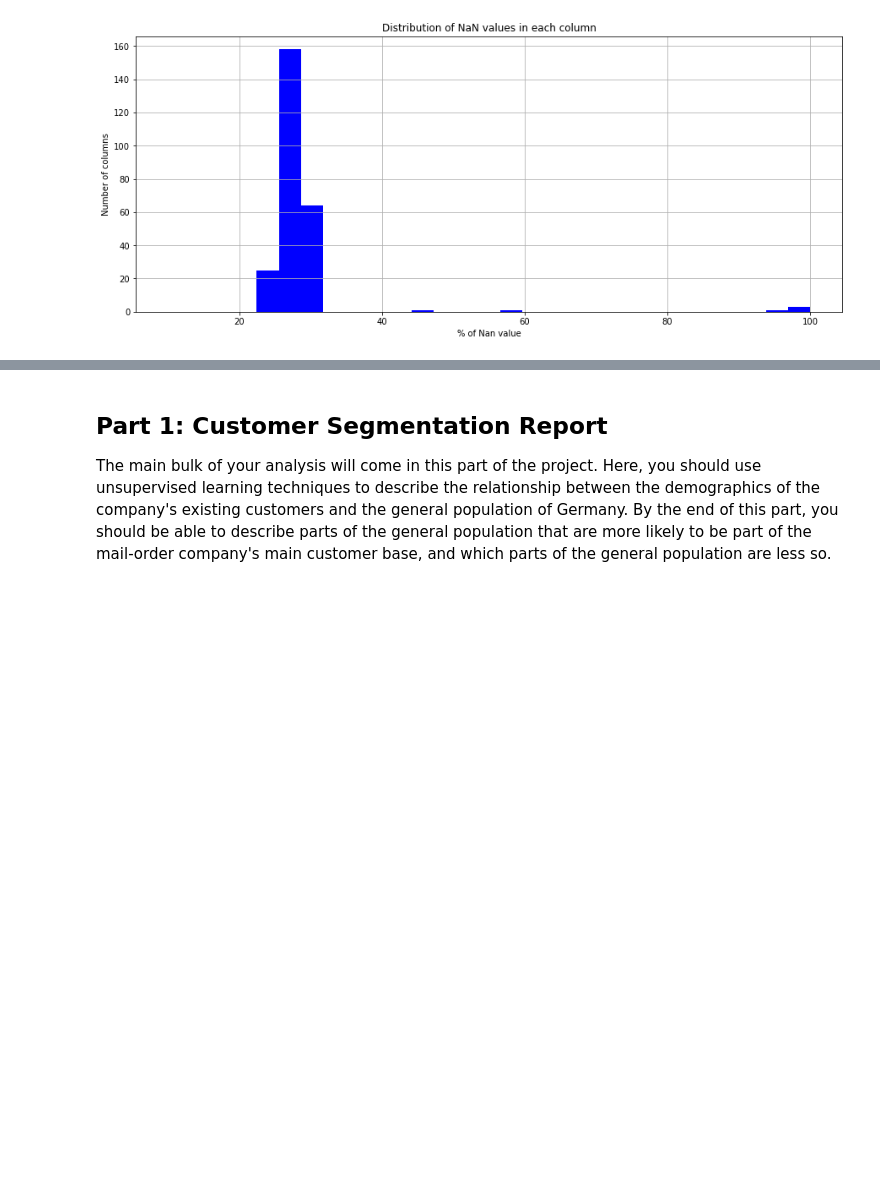
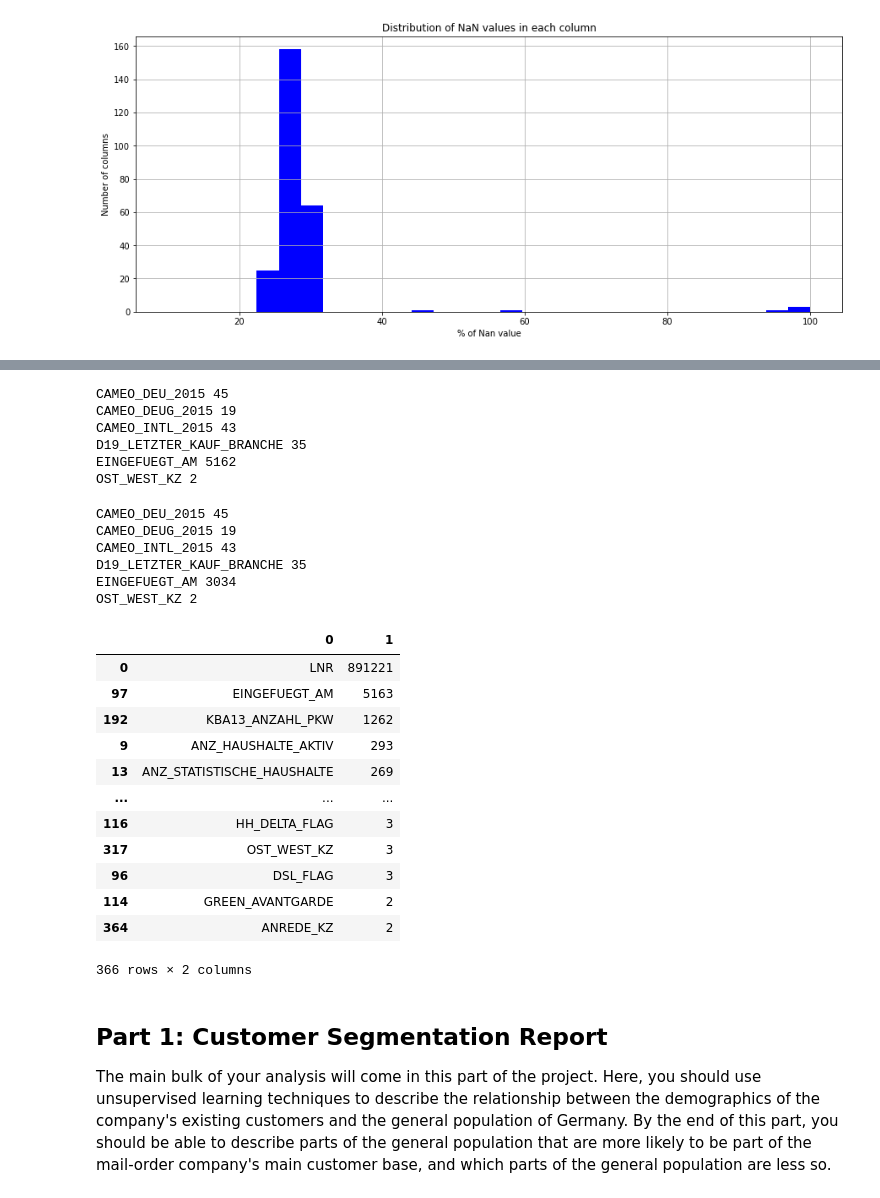
Before and after one commit to olghab/dataScienceCapstoneProject, a Jupyter notebook: Arvato Project Workbook.ipynb, the cells around one changed output, grey strips where cells are left out. Saved outputs shown, nothing was run; the diff lists cells and outputs as text; code cells hidden in the pictures; blank space fills up the shorter version.

```diff
--- a/Arvato Project Workbook.ipynb
+++ b/Arvato Project Workbook.ipynb
@@ -236,0 +345,30 @@ print(different_cols)
+# %%
+for col in categorical_var_azdias.columns:
+    print(col, len(categorical_var_azdias[col].value_counts()))
+# %% [output]
+CAMEO_DEU_2015 45
+CAMEO_DEUG_2015 19
+CAMEO_INTL_2015 43
+D19_LETZTER_KAUF_BRANCHE 35
+EINGEFUEGT_AM 5162
+OST_WEST_KZ 2
+# %%
+for col in categorical_var_customers.columns:
+    print(col, len(categorical_var_customers[col].value_counts()))
+# %% [output]
+CAMEO_DEU_2015 45
+CAMEO_DEUG_2015 19
+CAMEO_INTL_2015 43
+D19_LETZTER_KAUF_BRANCHE 35
+EINGEFUEGT_AM 3034
+OST_WEST_KZ 2
+# %%
+for col in categorical_var_azdias.columns:
+    print(categorical_var_azdias[col].unique())
+## potential issues:
+# values: X in CAMEO_DEU_2015,CAMEO_DEUG_2015
+# values: XX in CAMEO_INTL_2015
+
+# convert X, and XX, to nan values
+azdias['CAMEO_DEU_2015'].replace('X', np.NaN, inplace=True)
+customers['CAMEO_DEU_2015'].replace('X', np.NaN, inplace=True)
@@ -236,0 +382,23 @@ print(different_cols)
+# %%
+# in 'OST_WEST_KZ' replace O with 0 and W with 1
+azdias['OST_WEST_KZ'].replace('O', 0, inplace=True)
+azdias['OST_WEST_KZ'].replace('W', 1, inplace=True)
+customers['OST_WEST_KZ'].replace('O', 0, inplace=True)
+customers['OST_WEST_KZ'].replace('W', 1, inplace=True)
+# %%
+# check unique values in columns
+pd.DataFrame([col, len(azdias[col].unique())] for col in customers.columns).sort_values(by=1, ascending=False)
+# %% [output]
+|  | 0 | 1 |
+| 0 | LNR | 891221 |
+| 97 | EINGEFUEGT_AM | 5163 |
+| 192 | KBA13_ANZAHL_PKW | 1262 |
+| 9 | ANZ_HAUSHALTE_AKTIV | 293 |
+| 13 | ANZ_STATISTISCHE_HAUSHALTE | 269 |
+| ... | ... | ... |
+| 116 | HH_DELTA_FLAG | 3 |
+| 317 | OST_WEST_KZ | 3 |
+| 96 | DSL_FLAG | 3 |
+| 114 | GREEN_AVANTGARDE | 2 |
+| 364 | ANREDE_KZ | 2 |
+366 rows × 2 columns
```
Also changed, not shown: parts of 24 cells of this notebook.
